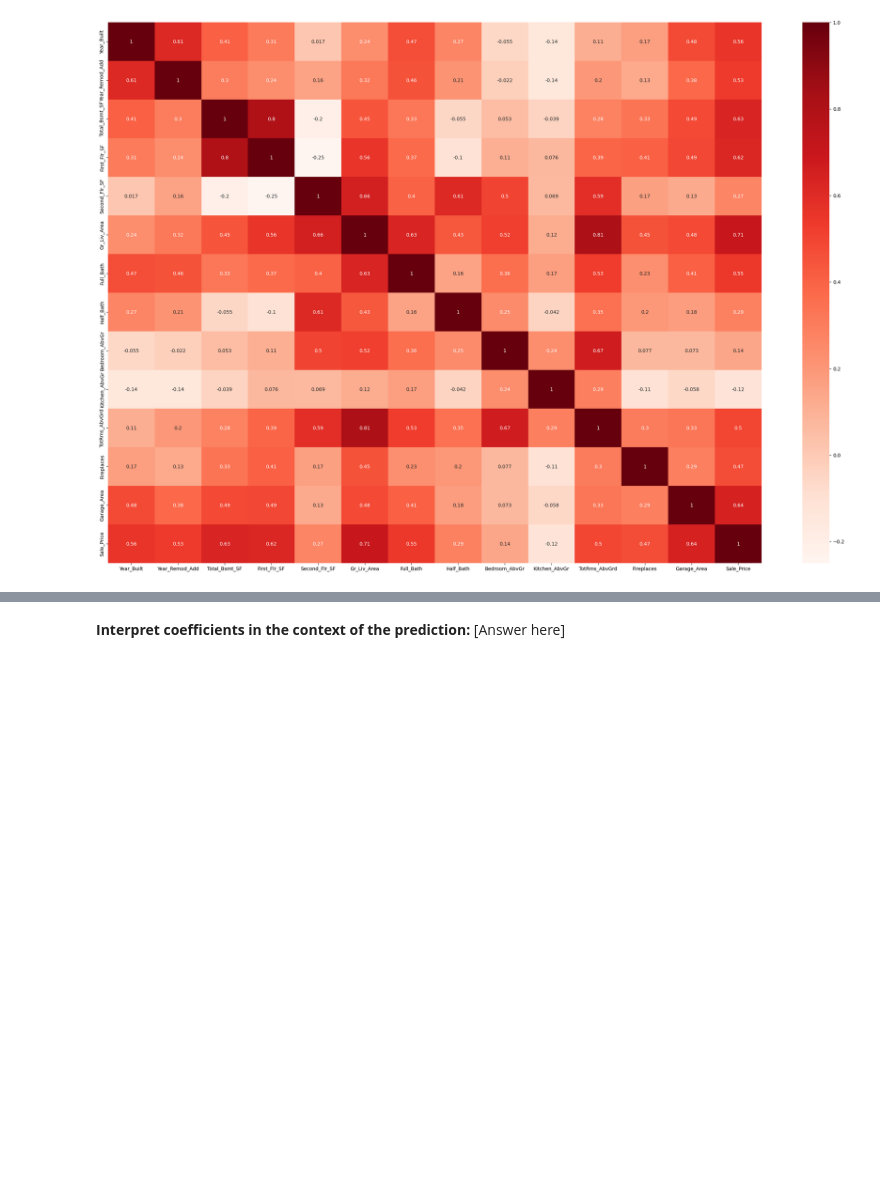
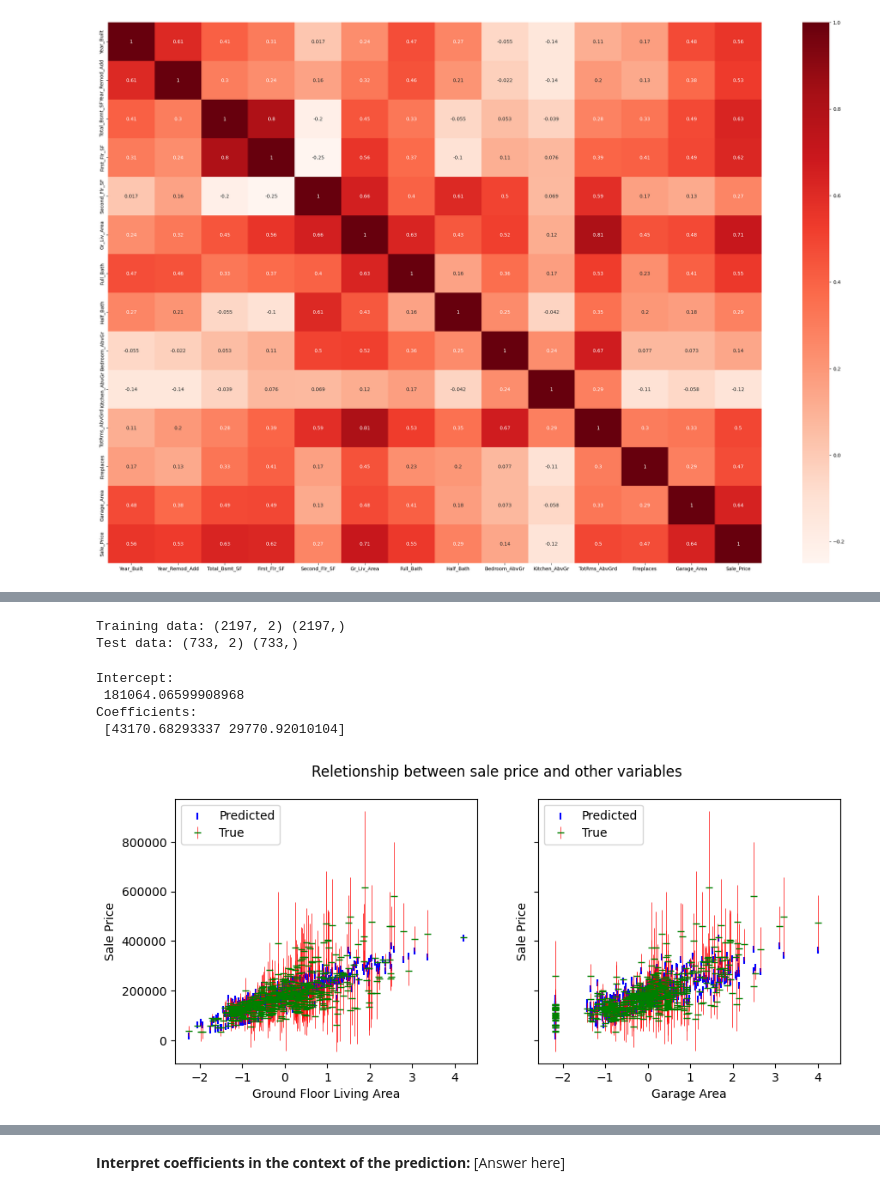
Before and after one commit to a-rosillo/Capstone-Project-Linear-Regression-in-Action, a Jupyter notebook: Linear_Regression_Ames.ipynb, the cells around one changed output, grey strips where cells are left out. Cells and saved outputs as stored; diff of their text form; code cells hidden in the pictures; blank space fills up the shorter version.

```diff
--- a/Linear_Regression_Ames.ipynb
+++ b/Linear_Regression_Ames.ipynb
@@ -111,4 +161,34 @@ X = data.drop('Sale_Price', axis=1).values
 # %%
 # Create a training and test set with a 75:25 split ratio
+X_train, X_test, y_train, y_test = train_test_split(X, y, test_size = 0.25)
+
+
+print ("Training data:",X_train.shape, y_train.shape)
+print ("Test data:",X_test.shape, y_test.shape)
+# %% [output]
+Training data: (2197, 2) (2197,)
+Test data: (733, 2) (733,)
+# %%
+# Fit the scaler on train data
+scalar = StandardScaler()
+scalar.fit(X_train)
+
+# Apply the scaler on train and test data
+X_train = scalar.transform(X_train)
+X_test = scalar.transform(X_test)
 # %%
 # Build a multiple linear regression model using 'Gr_Liv_Area' and 'Garage_Area'
+
+progression_model = LinearRegression()
+progression_model.fit(X_train,y_train)
+
+
+# Print the model intercept and coefficients
+
+print('Intercept: \n', progression_model.intercept_)
+print('Coefficients: \n', progression_model.coef_)
+# %% [output]
+Intercept:
+ 181064.06599908968
+Coefficients:
+ [43170.68293337 29770.92010104]
@@ -117,2 +195,3 @@ X = data.drop('Sale_Price', axis=1).values
 # %%
 # Generate predictions for the test set
+y_predictions = progression_model.predict(X_test)
@@ -124,0 +198,21 @@ X = data.drop('Sale_Price', axis=1).values
+# %%
+# Evaluate the model
+# Get values for the error bar
+error_bar_values = np.abs((y_test-y_predictions))
+# %%
+# Generate a plot
+# Create container
+fig, ax = plt.subplots(1, X_test.shape[1], sharey=True, sharex=True, figsize=(10,4))
+fig.suptitle("Reletionship between sale price and other variables")
+ax[0].set_ylabel('Sale Price')
+ax[0].set_xlabel('Ground Floor Living Area')
+ax[1].set_ylabel('Sale Price')
+ax[1].set_xlabel('Garage Area')
+
+# Plot data, predicted values, and error bars
+for i in range(X_test.shape[1]):
+    ax[i].errorbar(X_test[:, i], y_test, yerr=error_bar_values, fmt='_g', ecolor='red', elinewidth=0.5 ,label='True')
+    ax[i].scatter(X_test[:,i], y_predictions, c='b', marker='|', label='Predicted')
+    ax[i].legend(loc='upper left')
+# %% [output]
+[figure, added]
```
Also changed, not shown: parts of 14 cells of this notebook.
